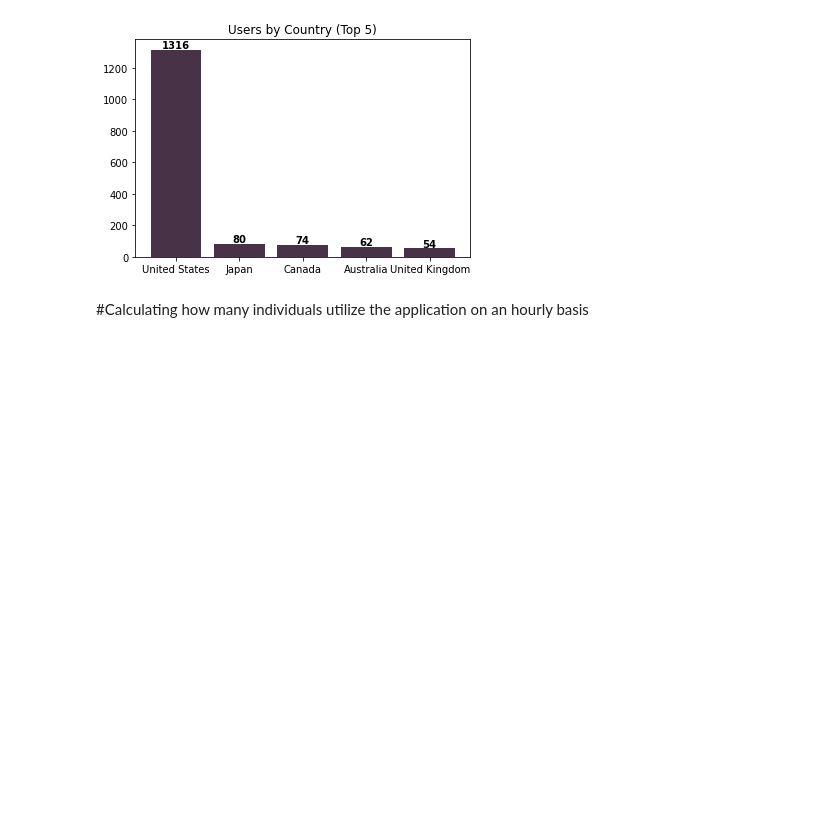
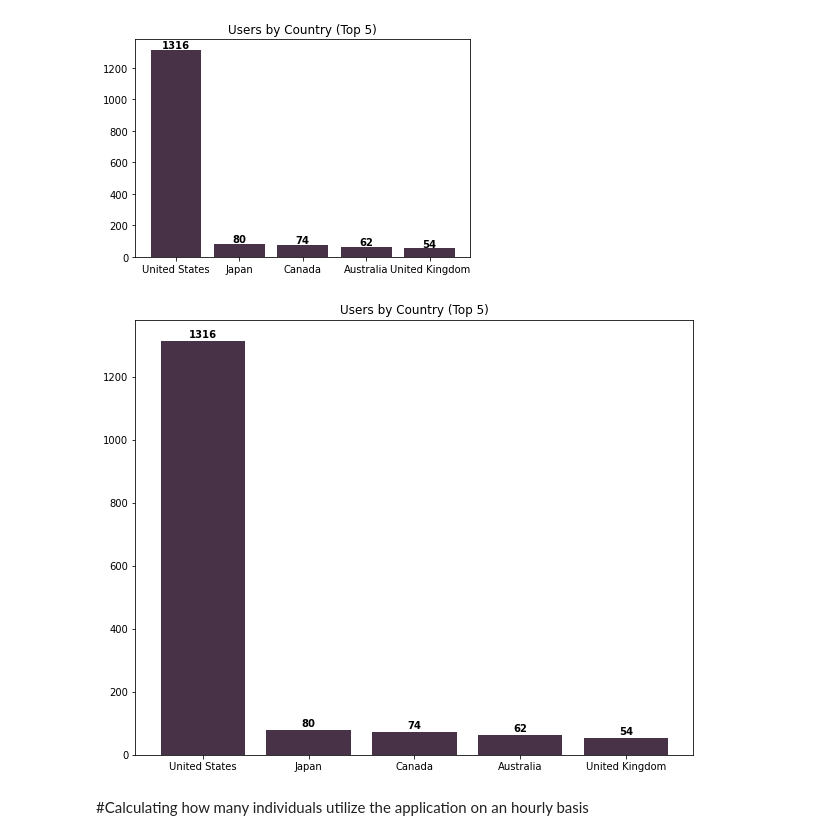
Before and after one commit to violettance/python_wrangling, a Jupyter notebook: FloodIt/FloodIt Data Wrangling.ipynb, the cells around one changed output. Drawn from its saved outputs; the diff is of its cells as text; code cells hidden in the pictures; blank space fills up the shorter version.

```diff
--- a/FloodIt/FloodIt Data Wrangling.ipynb
+++ b/FloodIt/FloodIt Data Wrangling.ipynb
@@ -94,0 +96,6 @@ joined_df = joined_df.drop(columns=['event_timestamp'])
+# %%
+# Apply the get_hour_from_timestamp() function to the event_timestamp column
+df_limited['hour'] = df_limited['event_timestamp'].apply(get_hour_from_timestamp)
+
+# Drop the 'event_timestamp' column
+df_limited.drop(columns=['event_timestamp'], inplace = True)
@@ -95,2 +104,5 @@ joined_df = joined_df.drop(columns=['event_timestamp'])
+# %%
+# Group by country and count unique user_pseudo_id values
+df_id_by_country = df_limited.groupby('country')['user_pseudo_id'].count().sort_values(ascending=False).to_frame()
 # %%
 # Group by country and count unique user_pseudo_id values
@@ -113,8 +119,6 @@ df_series_to_frame_c.head()
 # %%
-import matplotlib.pyplot as plt
-
 # Select only the top 20 countries based on the user_pseudo_id values
-df_top_5 = df_series_to_frame_c.nlargest(5, 'user_pseudo_id')
+df_top_5 = df_id_by_country.nlargest(5, 'user_pseudo_id')
 
 # Create a bar chart of the user_pseudo_id values for each country
 plt.bar(df_top_5.index, df_top_5['user_pseudo_id'], color='#483248')
@@ -130,6 +134,20 @@ for i, v in enumerate(df_top_5['user_pseudo_id']):
 plt.show()
 # %% [output]
 [figure]
+# %%
+# Create a plot with a specific size
+fig, ax = plt.subplots(figsize=(10, 8))
+
+ax.bar(df_top_5.index, df_top_5['user_pseudo_id'], color='#483248')
+
+# Set the title and axis labels for the plot
+plt.title('Users by Country (Top 5)')
+
+# Add text labels to the top of each bar
+for i, v in enumerate(df_top_5['user_pseudo_id']):
+    plt.text(i, v+10, str(v), ha='center', fontweight='bold')
+# %% [output]
+[figure, added]
 # %% [markdown]
 #Calculating how many individuals utilize the application on an hourly basis
 # %%
```
Also changed, not shown: parts of 25 cells of this notebook.
